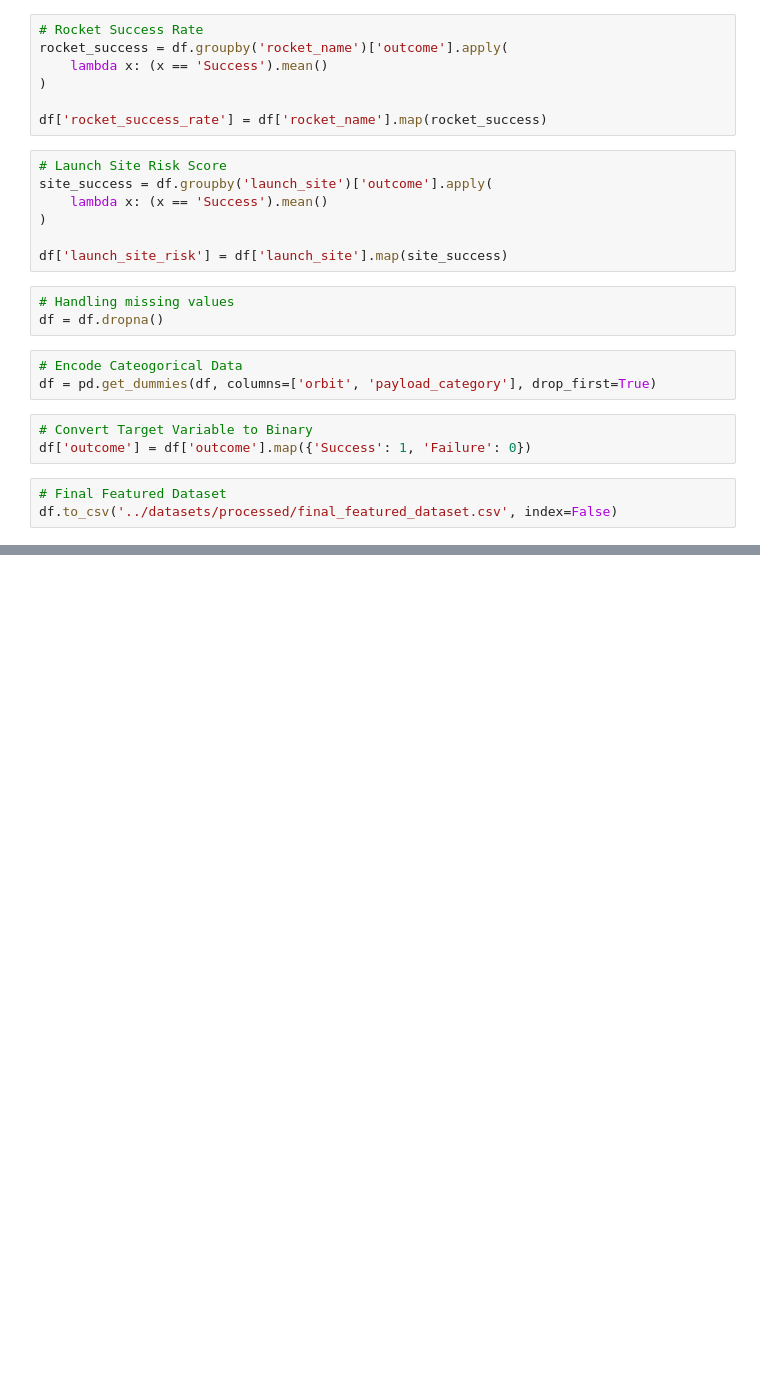
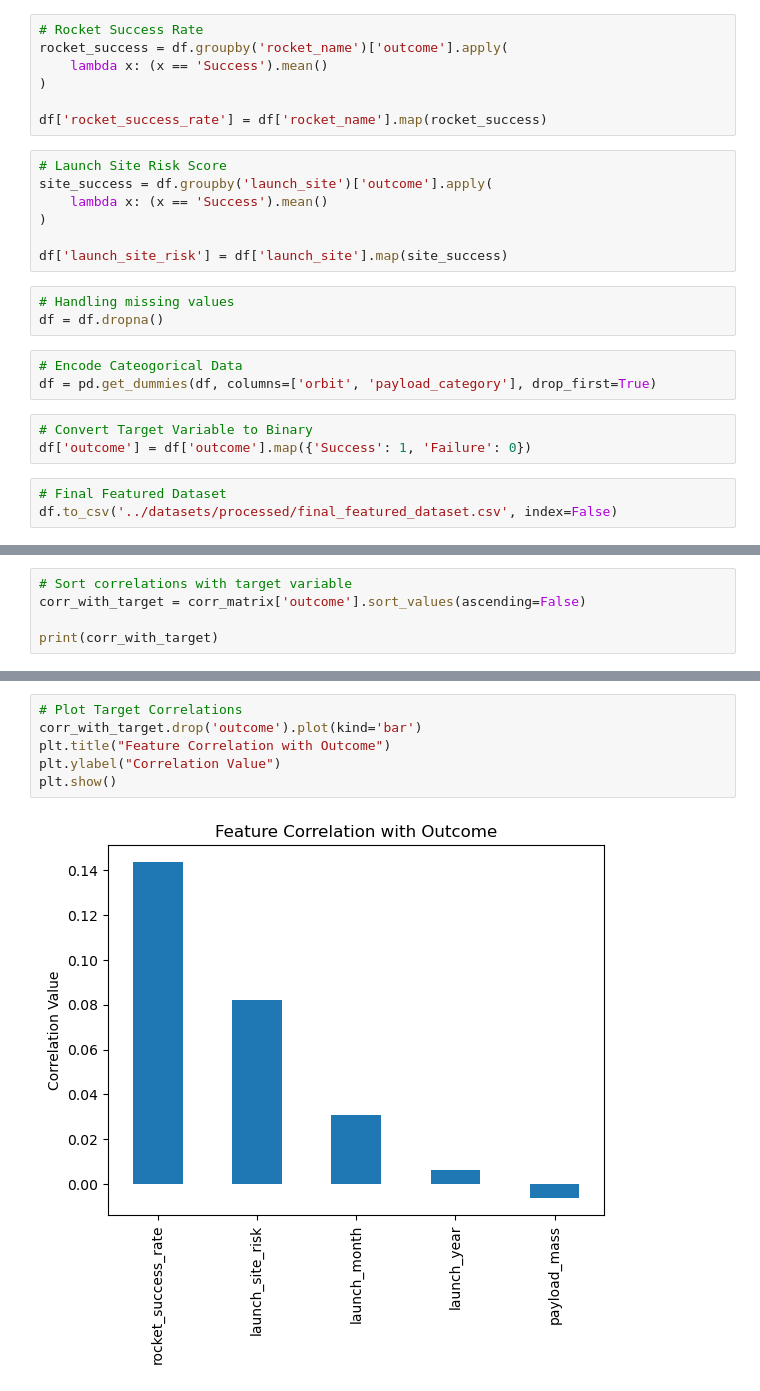
Before and after one commit to Aryan-123-app/space-mission-risk-predictor, a Jupyter notebook: notebooks/01_data_loading.ipynb, the cells around one changed output, grey strips where cells are left out. Drawn from its saved outputs; the diff is of its cells as text; blank space fills up the shorter version.

```diff
--- a/notebooks/01_data_loading.ipynb
+++ b/notebooks/01_data_loading.ipynb
@@ -222,0 +410,5 @@ df.to_csv('../datasets/processed/final_featured_dataset.csv', index=False)
+# %%
+# Sort correlations with target variable
+corr_with_target = corr_matrix['outcome'].sort_values(ascending=False)
+
+print(corr_with_target)
@@ -222,0 +431,8 @@ df.to_csv('../datasets/processed/final_featured_dataset.csv', index=False)
+# %%
+# Plot Target Correlations
+corr_with_target.drop('outcome').plot(kind='bar')
+plt.title("Feature Correlation with Outcome")
+plt.ylabel("Correlation Value")
+plt.show()
+# %% [output]
+[figure, added]
```
Also changed, not shown: parts of 41 cells of this notebook, 1 other file.
